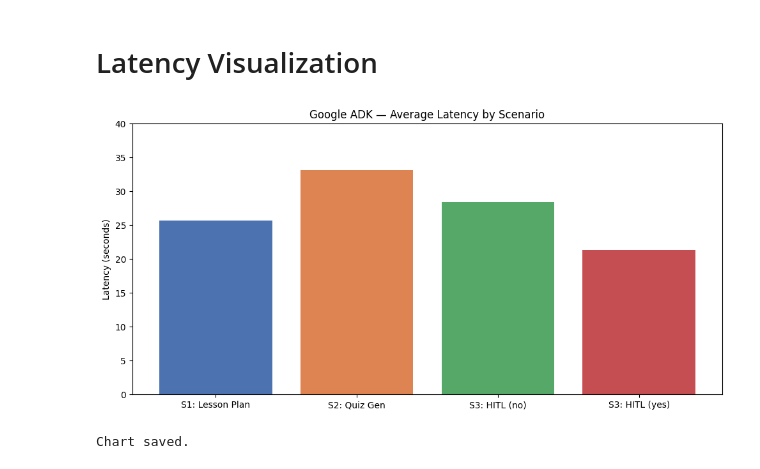
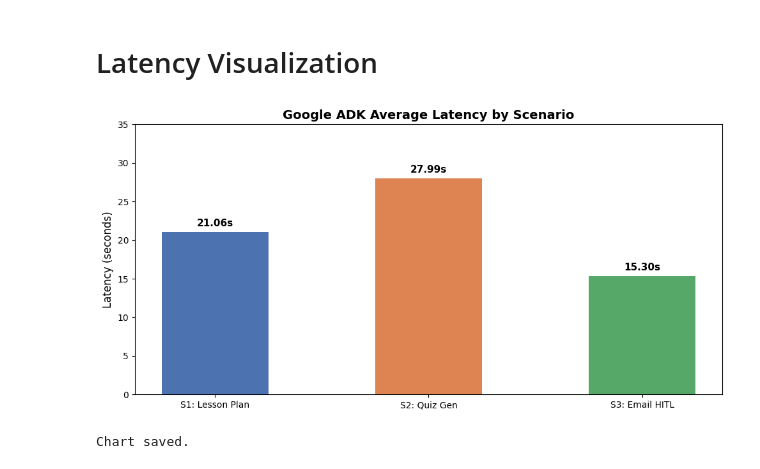
Before and after one commit to Timmythaw/langgraph-adk-edu-comparison, a Jupyter notebook: notebooks/02_adk_system.ipynb, the cells around one changed output. Saved outputs shown, nothing was run; the diff lists cells and outputs as text; code cells hidden in the pictures.

Commit message:
Updated notebook for google adk

```diff
--- a/notebooks/02_adk_system.ipynb
+++ b/notebooks/02_adk_system.ipynb
@@ -620,0 +590,13 @@ Average latency: 27.21 s
+# %%
+import pandas as pd
+
+df = pd.read_csv(METRICS_FILE)
+
+s1 = df[df['scenario'] == 'Scenario 1 - Lesson Plan'].tail(5)
+s2 = df[df['scenario'] == 'Scenario 2 - Quiz Generation'].tail(5)
+s3 = df[df['scenario'] == 'Scenario 3 - Email HITL'].tail(5)
+
+df = pd.concat([s1, s2, s3]).reset_index(drop=True)
+df.to_csv(METRICS_FILE, index=False)
+print(f"Cleaned CSV: {len(df)} runs retained")
+print(df.to_string(index=False))
@@ -651,23 +650,38 @@ Scenario 3 - Email HITL (decision=yes)     4        21.38        17.51        25
 # %%
 import matplotlib.pyplot as plt
 
 scenario_labels = [
     "S1: Lesson Plan",
     "S2: Quiz Gen",
-    "S3: HITL (no)",
-    "S3: HITL (yes)"
+    "S3: Email HITL",
 ]
-avg_latencies = [25.73, 33.11, 28.43, 21.38]
+
+avg_latencies = summary["avg_latency"].values.tolist()
 
 plt.figure(figsize=(10, 5))
-plt.bar(scenario_labels, avg_latencies, color=["#4C72B0","#DD8452","#55A868","#C44E52"])
-plt.title("Google ADK — Average Latency by Scenario")
-plt.ylabel("Latency (seconds)")
-plt.ylim(0, 40)
+bars = plt.bar(
+    scenario_labels,
+    avg_latencies,
+    color=["#4C72B0", "#DD8452", "#55A868"],
+    width=0.5
+)
+
+# Add value labels on top of each bar
+for bar, val in zip(bars, avg_latencies):
+    plt.text(
+        bar.get_x() + bar.get_width() / 2,
+        bar.get_height() + 0.5,
+        f"{val:.2f}s",
+        ha='center', va='bottom', fontsize=11, fontweight='bold'
+    )
+
+plt.title("Google ADK Average Latency by Scenario", fontsize=14, fontweight='bold')
+plt.ylabel("Latency (seconds)", fontsize=12)
+plt.ylim(0, 35)
 plt.tight_layout()
 plt.savefig("adk_latency_chart.png", dpi=150)
 plt.show()
 print("Chart saved.")
 # %% [output]
-[figure, old version]
+[figure, new version]
 Chart saved.
```
Also changed, not shown: parts of 6 cells of this notebook.
